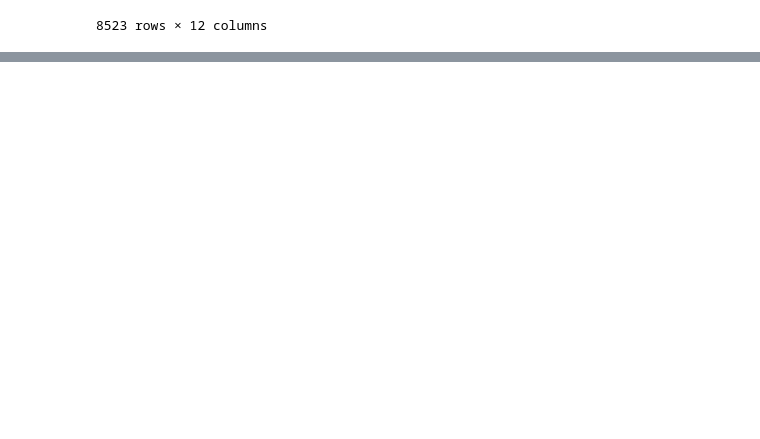
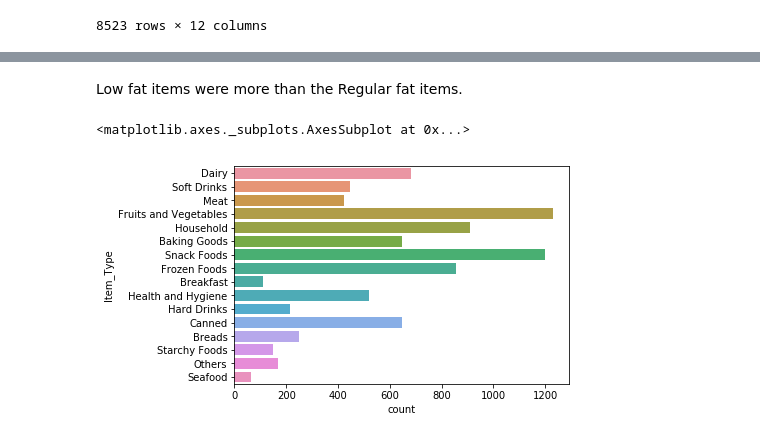
Before and after one commit to chanchalbhalla4/github-assignment, a Jupyter notebook: bigmart.ipynb, the cells around one changed output, grey strips where cells are left out. Drawn from its saved outputs; the diff is of its cells as text; code cells hidden in the pictures; blank space fills up the shorter version.

```diff
--- a/bigmart.ipynb
+++ b/bigmart.ipynb
@@ -137,0 +163,7 @@ data
+# %% [markdown]
+Low fat items were more than the Regular fat items.
+# %%
+sns.countplot(y=data['Item_Type'])
+# %% [output]
+<matplotlib.axes._subplots.AxesSubplot at 0x...>
+[figure, added]
```
Also changed, not shown: parts of 14 cells of this notebook.
